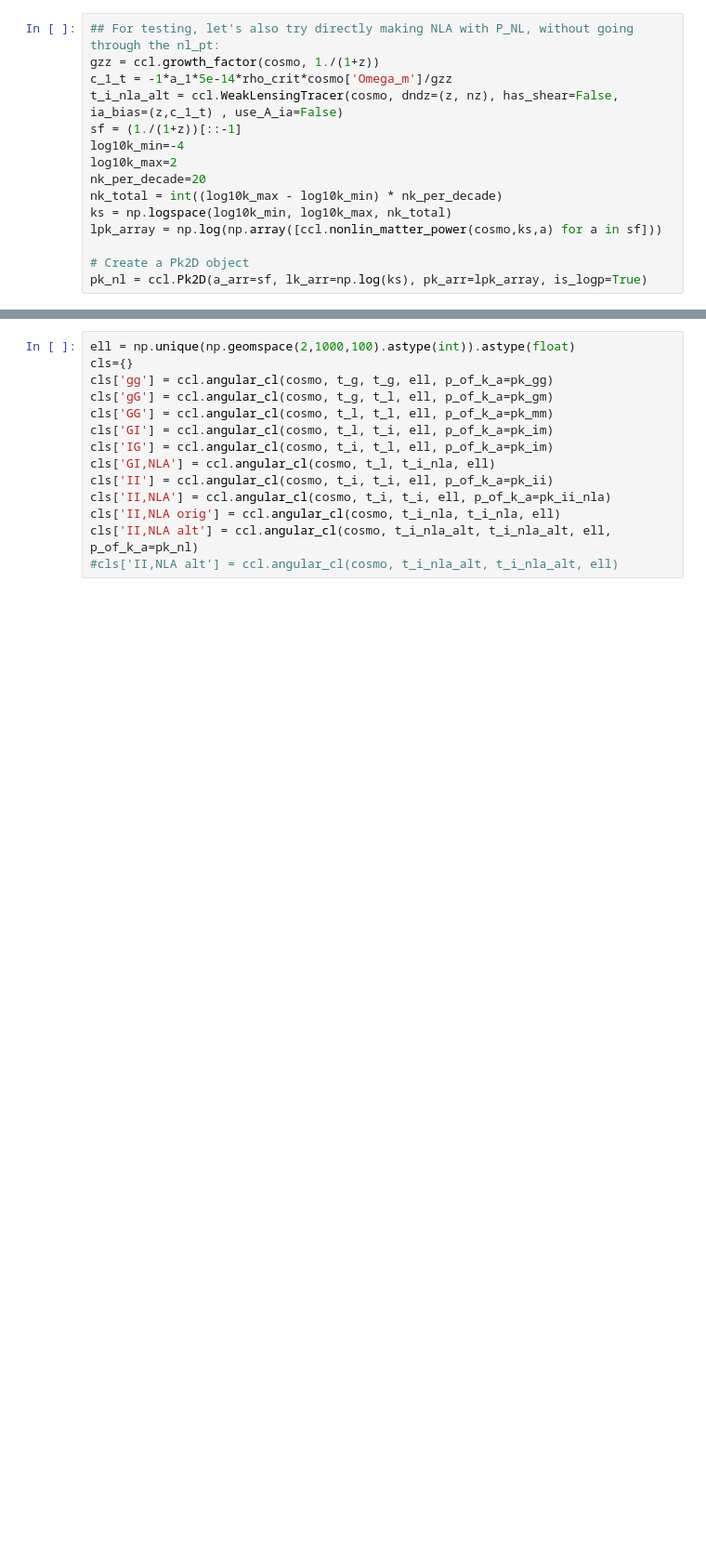
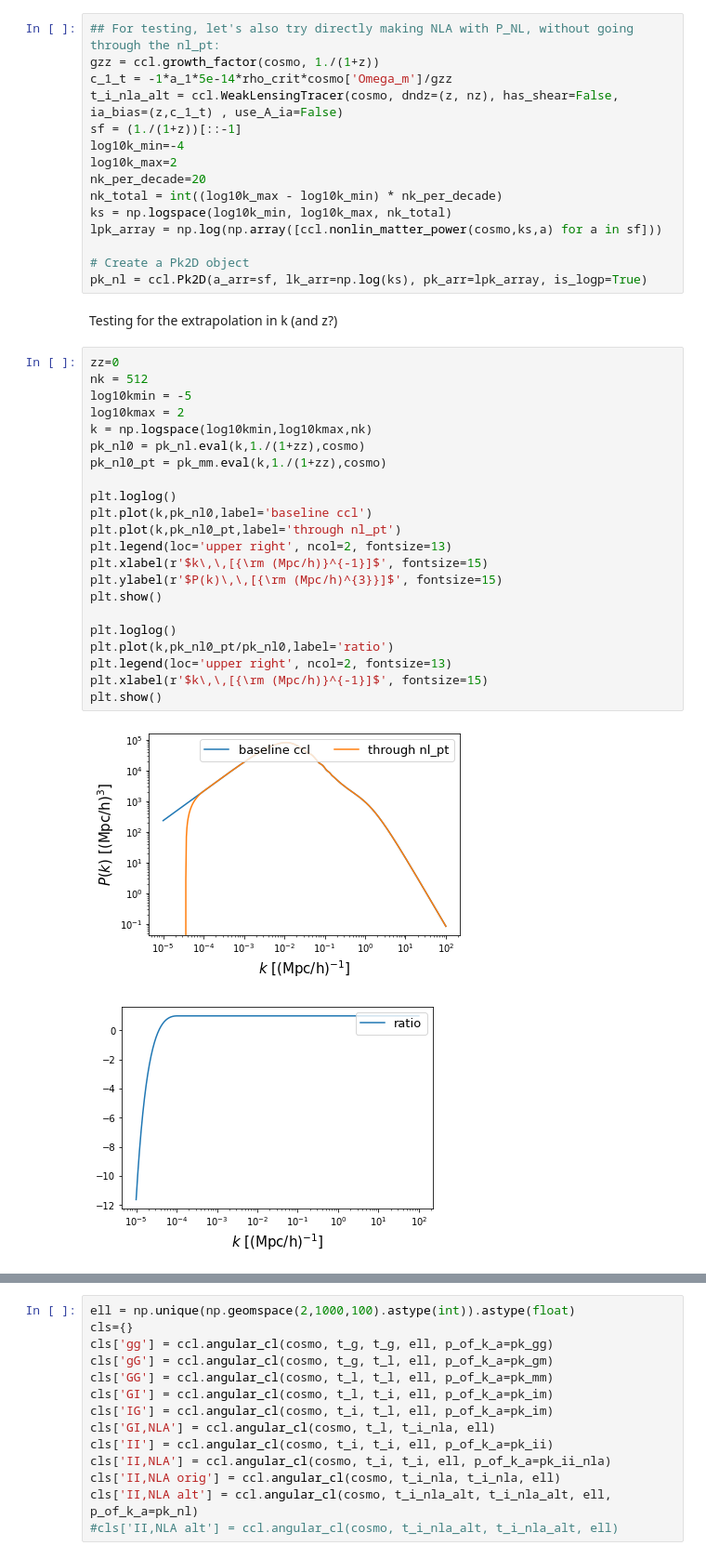
Before and after one commit to LSSTDESC/CCLX, a Jupyter notebook: PerturbationTheoryPk.ipynb, the cells around one changed output, grey strips where cells are left out. Shown at 93% size. Cells and saved outputs as stored; diff of their text form; blank space fills up the shorter version.

Commit message:
more testing

```diff
--- a/PerturbationTheoryPk.ipynb
+++ b/PerturbationTheoryPk.ipynb
@@ -178,4 +178,31 @@ lpk_array = np.log(np.array([ccl.nonlin_matter_power(cosmo,ks,a) for a in sf]))
 
 # Create a Pk2D object
 pk_nl = ccl.Pk2D(a_arr=sf, lk_arr=np.log(ks), pk_arr=lpk_array, is_logp=True)
+# %% [markdown]
+Testing for the extrapolation in k (and z?)
+# %%
+zz=0
+nk = 512
+log10kmin = -5
+log10kmax = 2
+k = np.logspace(log10kmin,log10kmax,nk)
+pk_nl0 = pk_nl.eval(k,1./(1+zz),cosmo)
+pk_nl0_pt = pk_mm.eval(k,1./(1+zz),cosmo)
+
+plt.loglog()
+plt.plot(k,pk_nl0,label='baseline ccl')
+plt.plot(k,pk_nl0_pt,label='through nl_pt')
+plt.legend(loc='upper right', ncol=2, fontsize=13)
+plt.xlabel(r'$k\,\,[{\rm (Mpc/h)}^{-1}]$', fontsize=15)
+plt.ylabel(r'$P(k)\,\,[{\rm (Mpc/h)^{3}}]$', fontsize=15)
+plt.show()
+
+plt.loglog()
+plt.plot(k,pk_nl0_pt/pk_nl0,label='ratio')
+plt.legend(loc='upper right', ncol=2, fontsize=13)
+plt.xlabel(r'$k\,\,[{\rm (Mpc/h)}^{-1}]$', fontsize=15)
+plt.show()
+# %% [output]
+[figure, added]
+[figure, added]
 # %% [markdown]
```
Also changed, not shown: parts of 1 cell of this notebook.
